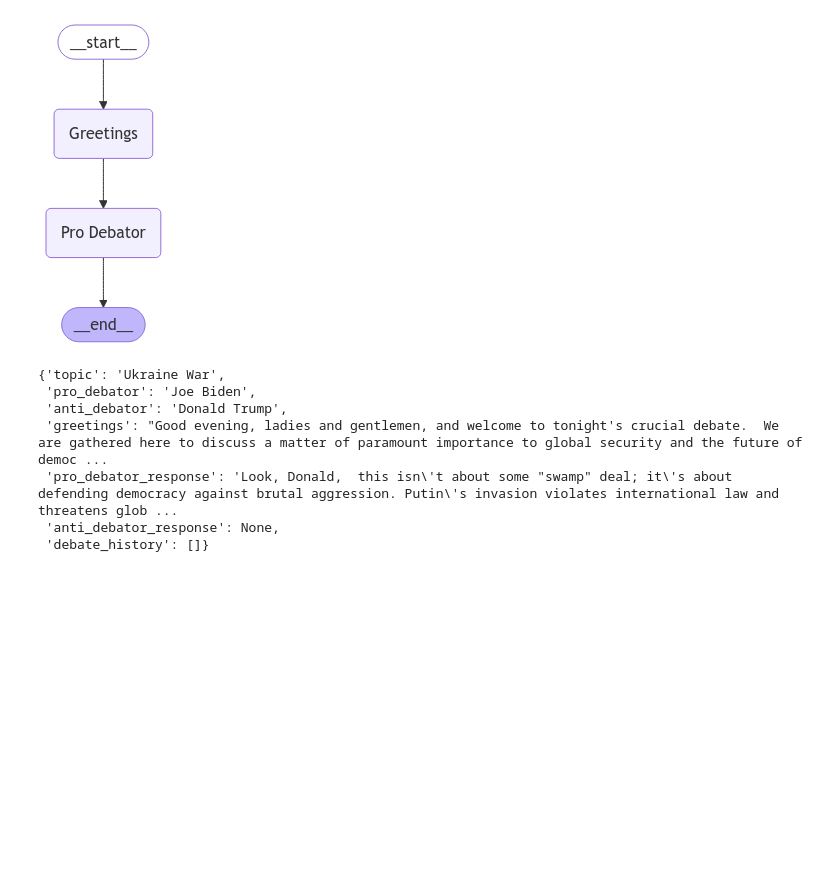
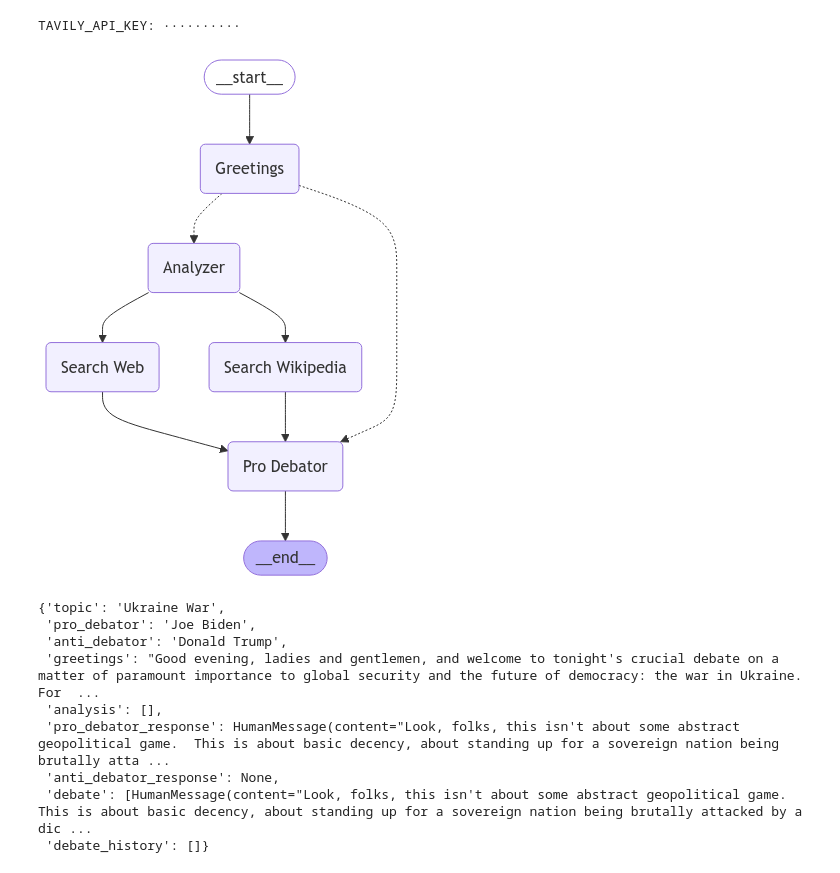
Before and after one commit to mmaazkhanhere/langgraph-projects, a Jupyter notebook: debate_agent.ipynb, the cells around one changed output. Drawn from its saved outputs; the diff is of its cells as text; code cells hidden in the pictures; blank space fills up the shorter version.

Commit message:
Adding web search functionality for the debates

```diff
--- a/debate_agent.ipynb
+++ b/debate_agent.ipynb
@@ -32,7 +33,18 @@ model = ChatGoogleGenerativeAI(model="gemini-1.5-flash",
                               )
 
 # model.invoke("Test")
+# %%
+def _set_env(var: str):
+    if not os.environ.get(var):
+        os.environ[var] = getpass.getpass(f"{var}: ")
+
+
+_set_env("TAVILY_API_KEY")
+# %% [output]
+TAVILY_API_KEY: ··········
 # %%
+memory = MemorySaver()
+
 class State(TypedDict):
   topic: str
   pro_debator: str
@@ -42,6 +54,8 @@ class State(TypedDict):
   analysis: str
   pro_debator_response: str
   anti_debator_response: str
+  context: Annotated[list, add_messages]
+  debate: Annotated[list, add_messages]
   debate_history: List[str]
   iteration: int
 
@@ -114,25 +217,36 @@ def pro_debator_node(state: State):
 # %%
 builder: StateGraph = StateGraph(State)
 
 builder.add_node("Greetings", greeting_node)
 builder.add_node("Pro Debator", pro_debator_node)
+builder.add_node("Analyzer", analyzer_node)
+builder.add_node("Search Web", search_web)
+builder.add_node("Search Wikipedia", search_wikipedia)
 
 builder.add_edge(START, "Greetings")
-builder.add_edge("Greetings", "Pro Debator")
+builder.add_conditional_edges("Greetings", router, ['Analyzer', 'Pro Debator'])
+builder.add_edge("Analyzer", "Search Web")
+builder.add_edge("Analyzer", "Search Wikipedia")
+builder.add_edge("Search Web", 'Pro Debator')
+builder.add_edge("Search Wikipedia", 'Pro Debator')
 builder.add_edge("Pro Debator", END)
 
-debator = builder.compile()
+debator = builder.compile(checkpointer=memory).with_config(run_name="Create podcast")
 
 display(Image(debator.get_graph().draw_mermaid_png()))
 # %% [output]
-[figure, old version]
+[figure, new version]
 # %%
-debator.invoke({'topic': 'Ukraine War', 'pro_debator': 'Joe Biden', 'anti_debator': 'Donald Trump', 'anti_debator_response': None, 'debate_history': []})
+thread = {"configurable": {"thread_id": "1"}}
+result = debator.invoke({'topic': 'Ukraine War', 'pro_debator': 'Joe Biden', 'anti_debator': 'Donald Trump', 'anti_debator_response': None, 'debate_history': [], 'debate':[], 'context': ""}, thread)
+result
 # %% [output]
 {'topic': 'Ukraine War',
  'pro_debator': 'Joe Biden',
  'anti_debator': 'Donald Trump',
- 'greetings': "Good evening, ladies and gentlemen, and welcome to tonight's crucial debate.  We are gathered here to discuss a matter of paramount importance to global security and the future of democ ...
- 'pro_debator_response': 'Look, Donald,  this isn\'t about some "swamp" deal; it\'s about defending democracy against brutal aggression. Putin\'s invasion violates international law and threatens glob ...
+ 'greetings': "Good evening, ladies and gentlemen, and welcome to tonight's crucial debate on a matter of paramount importance to global security and the future of democracy: the war in Ukraine.  For  ...
+ 'analysis': [],
+ 'pro_debator_response': HumanMessage(content="Look, folks, this isn't about some abstract geopolitical game.  This is about basic decency, about standing up for a sovereign nation being brutally atta ...
  'anti_debator_response': None,
+ 'debate': [HumanMessage(content="Look, folks, this isn't about some abstract geopolitical game.  This is about basic decency, about standing up for a sovereign nation being brutally attacked by a dic ...
  'debate_history': []}
```
Also changed, not shown: parts of 3 cells of this notebook.
